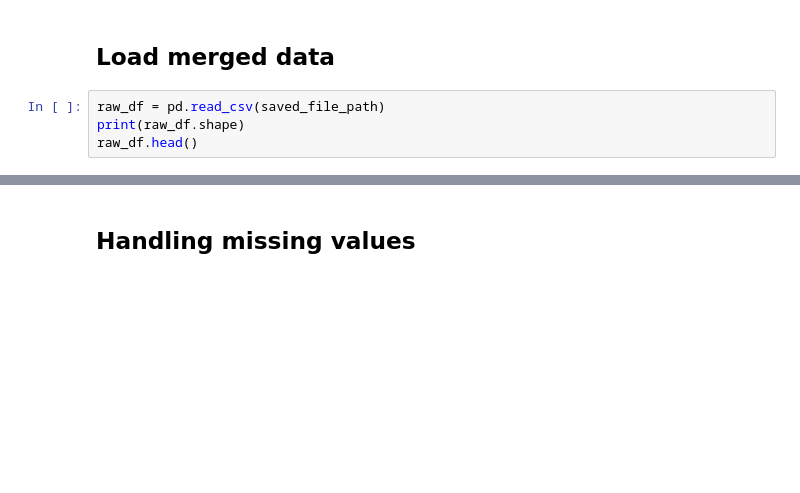
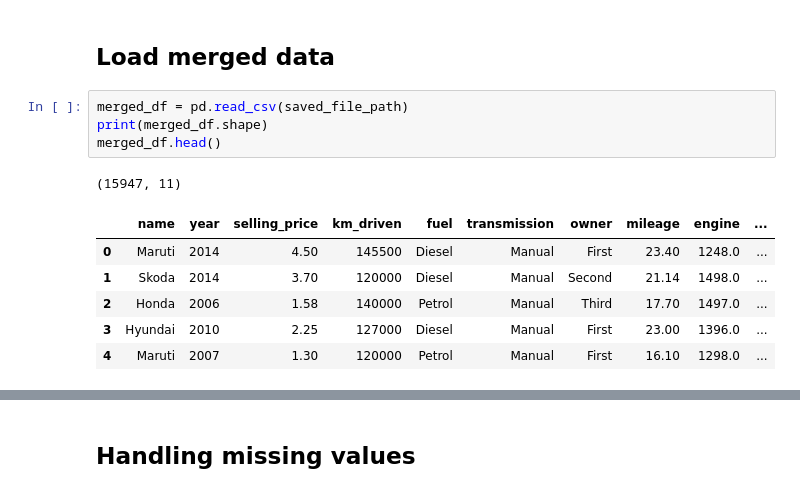
Before and after one commit to phucnguyenhoank/inds_gk_code_1, a Jupyter notebook: car-price-prediction_v3.ipynb, the cells around one changed output, grey strips where cells are left out. Cells and saved outputs as stored; diff of their text form; blank space fills up the shorter version.

```diff
--- a/car-price-prediction_v3.ipynb
+++ b/car-price-prediction_v3.ipynb
@@ -212,7 +426,15 @@ print(f"Merged and saved to '{saved_file_path}'")
 # %% [markdown]
 ## Load merged data
 # %%
-raw_df = pd.read_csv(saved_file_path)
-print(raw_df.shape)
-raw_df.head()
+merged_df = pd.read_csv(saved_file_path)
+print(merged_df.shape)
+merged_df.head()
+# %% [output]
+(15947, 11)
+|  | name | year | selling_price | km_driven | fuel | transmission | owner | mileage | engine | ... |
+| 0 | Maruti | 2014 | 4.50 | 145500 | Diesel | Manual | First | 23.40 | 1248.0 | ... |
+| 1 | Skoda | 2014 | 3.70 | 120000 | Diesel | Manual | Second | 21.14 | 1498.0 | ... |
+| 2 | Honda | 2006 | 1.58 | 140000 | Petrol | Manual | Third | 17.70 | 1497.0 | ... |
+| 3 | Hyundai | 2010 | 2.25 | 127000 | Diesel | Manual | First | 23.00 | 1396.0 | ... |
+| 4 | Maruti | 2007 | 1.30 | 120000 | Petrol | Manual | First | 16.10 | 1298.0 | ... |
 # %%
```
Also changed, not shown: parts of 69 cells of this notebook, 3 other files.
